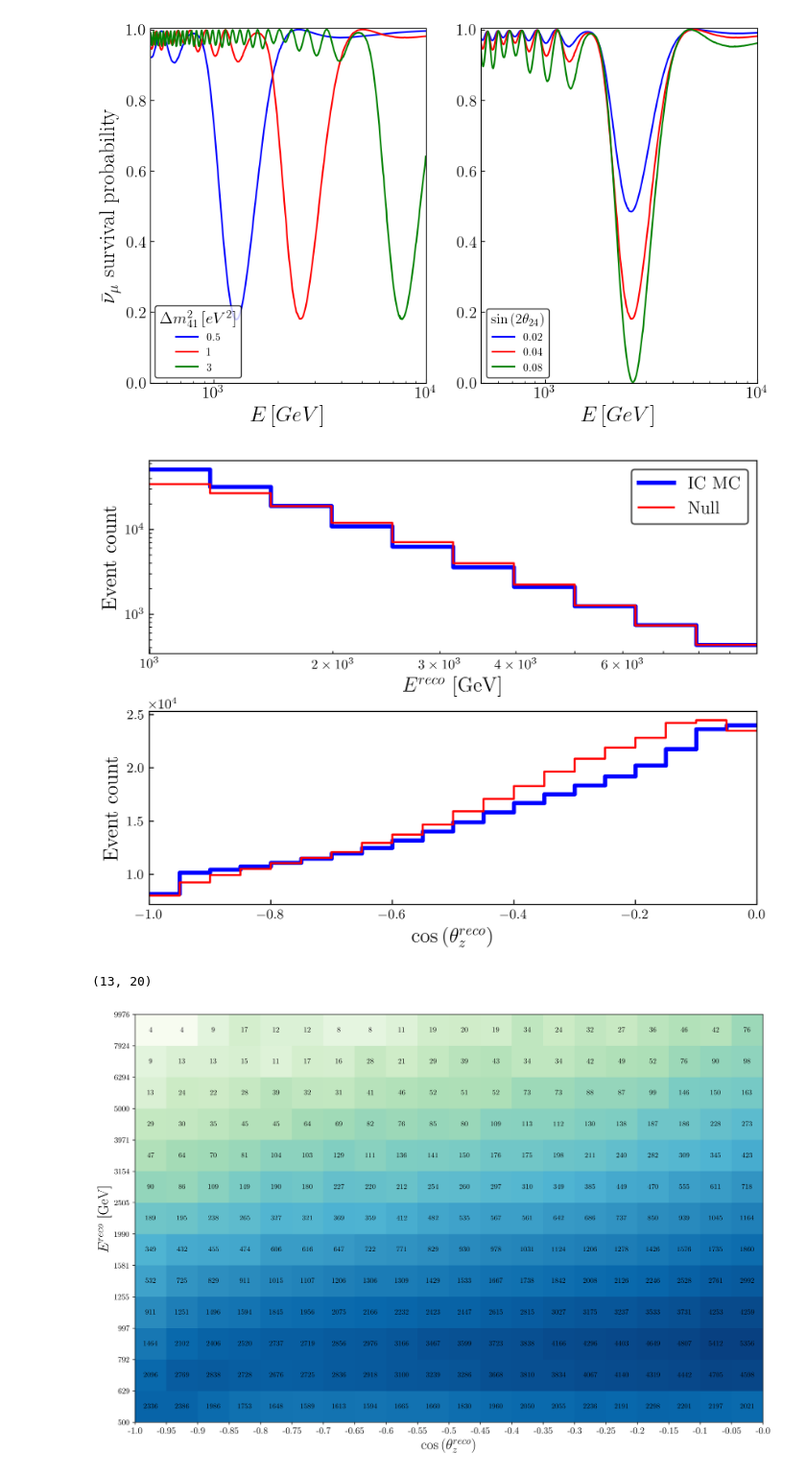
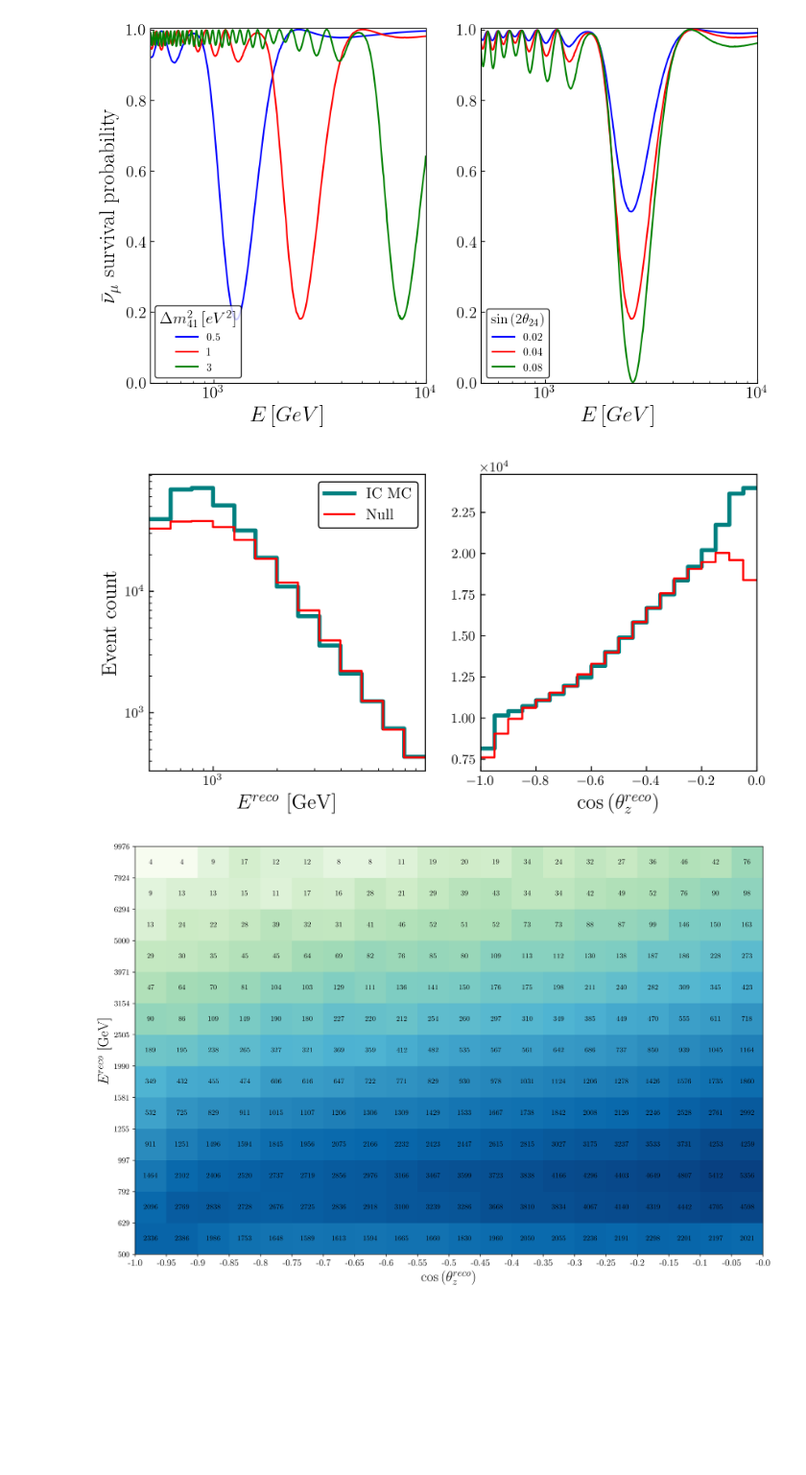
Before and after one commit to Sjoeborg/thesis, a Jupyter notebook: thesis/notebooks/sterileTheory.ipynb, the cells around one changed output. Shown at 96% size. Drawn from its saved outputs; the diff is of its cells as text; code cells hidden in the pictures; blank space fills up the shorter version.

```diff
--- a/thesis/notebooks/sterileTheory.ipynb
+++ b/thesis/notebooks/sterileTheory.ipynb
@@ -27,7 +27,7 @@ np.set_printoptions(linewidth=200)
 IC_observed_full = np.array(get_IC_data().T)
 E_rate, z_rate = get_flux_factor()
 flux_E_factors_full, flux_z_factors_full = bin_flux_factors(E_rate,z_rate)
-EFrom,ETo,zFrom,zTo = 3,13,0,20
+EFrom,ETo,zFrom,zTo = 0,13,0,20
 z_bins = np.arange(zFrom,zTo)
 E_bins, z_bins_T = np.arange(EFrom,ETo), np.arange(zFrom,zTo)[:,None]
 n_Ebins, n_zbins = len(E_bins), len(z_bins)
@@ -57,7 +57,7 @@ Ereco_full = 500*10**np.linspace(0.0,1.3,14)
 Ereco_full_midpoints = Ereco_full[0:-1] +np.diff(Ereco_full)/2 #For scatter plot
 
 Ereco = Ereco_full[EFrom:ETo+1]
-Ereco_midpoints= Ereco_full_midpoints[3:14]
+Ereco_midpoints= Ereco_full_midpoints[EFrom:ETo+1]
 
 zreco_full = np.linspace(-1,0,21)
 zreco_full_midpoints = zreco_full[0:-1] +np.diff(zreco_full)/2 #For scatter plot
@@ -171,7 +175,7 @@ savethesis(fig, 'resonance_shift')
 # %% [output]
 [figure]
 # %%
-H0_events = pickle.load(open(f'./pre_computed/H0_IC_N13.p','rb'))
+H0_events = pickle.load(open(f'./pre_computed/H0_IC_N13_new.p','rb'))[0,:,:]
 
 IC_per_z = np.sum(IC_observed, axis=0)
 IC_per_E = np.sum(IC_observed, axis=1)
@@ -179,7 +183,7 @@ IC_per_E = np.sum(IC_observed, axis=1)
 IC_rate_z = IC_per_z /np.sum(H0_events, axis= 0)
 IC_rate_E = IC_per_E /np.sum(H0_events, axis= 1)
 
-H0_per_z_hist = to_hist(np.sum(H0_events, axis= 0))*3.3
+H0_per_z_hist = to_hist(np.sum(H0_events, axis= 0))*1.5
 H0_per_E_hist = to_hist(np.sum(H0_events, axis= 1))*1.1
 
 MC_per_z_hist = to_hist(MC_per_z_full[zFrom:zTo])
@@ -188,46 +192,42 @@ MC_per_E_hist = to_hist(MC_per_E_full[EFrom:ETo])
 
 label_size = 15
 tick_size = 15
-legend_size=13
-fig, ax = plt.subplots(2,1, squeeze=True, figsize=(8,6))
+legend_size=11
+fig, ax = plt.subplots(1,2, squeeze=True, figsize=(8,4))
 ax = ax.flatten()
 
-ax[0].step(Ereco, MC_per_E_hist, label=r'$\mathrm{IC\,\, MC}$',lw=3, where='post', color='blue')
+ax[0].step(Ereco, MC_per_E_hist, label=r'$\mathrm{IC\,\, MC}$',lw=3, where='post', color='teal')
 ax[0].step(Ereco, H0_per_E_hist, label=r'$\mathrm{Null}$',   lw=1.5, where='post', color='red')
 
-ax[1].step(zreco, MC_per_z_hist, label='IC MC',lw=3, where='post', color='blue')
+ax[1].step(zreco, MC_per_z_hist, label='IC MC',lw=3, where='post', color='teal')
 ax[1].step(zreco, H0_per_z_hist, label='Null',   lw=1.5, where='post', color='red')
 
 
 ax[0].set_xscale('log')
 ax[0].set_yscale('log')
 #ax[1].set_yscale('log')
 
 ax[0].set_xlim((Ereco.min(),Ereco.max()))
 ax[1].set_xlim((zreco.min(),zreco.max()))
 ax[0].set_ylabel(r'$\mathrm{Event\,\, count}$', fontsize=label_size)
-ax[1].set_ylabel(r'$\mathrm{Event\,\, count}$', fontsize=label_size)
+#ax[1].set_ylabel(r'$\mathrm{Event\,\, count}$', fontsize=label_size)
 ax[0].set_xlabel(r'$E^{reco}$ $[\si{\GeV}]$', fontsize=label_size)
 ax[1].set_xlabel(r'$\cos{(\theta^{reco}_z)}$', fontsize=label_size)
 ax[1].ticklabel_format(axis="y", style="sci", scilimits=(0,0))
 #ax[0].grid(True,which='both', axis='both', alpha=0.3)
 #ax[1].grid(True,which='both', axis='both', alpha=0.3)
 
 ax[0].tick_params(axis='both', direction='in', which='both')
 ax[1].tick_params(axis='both', direction='in', which='both')
 
 
 leg= ax[0].legend(fontsize=legend_size)
 leg.get_frame().set_edgecolor('k')
 
 plt.subplots_adjust(hspace=0.3)
 savethesis(fig,'IC_MC_norm')
 # %% [output]
-[figure, old version]
+[figure, new version]
-# %%
-IC_observed_full.shape
-# %% [output]
-(13, 20)
 # %%
 fig, ax = plt.subplots()
 
```
Also changed, not shown: parts of 4 cells of this notebook, 22 other files.
